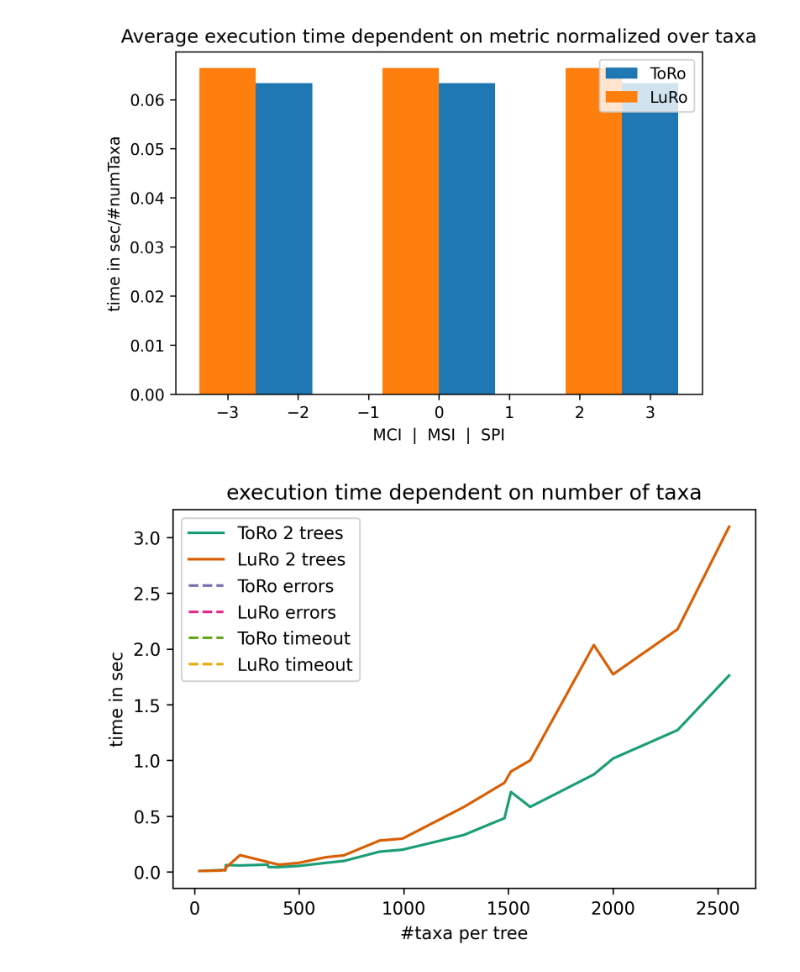
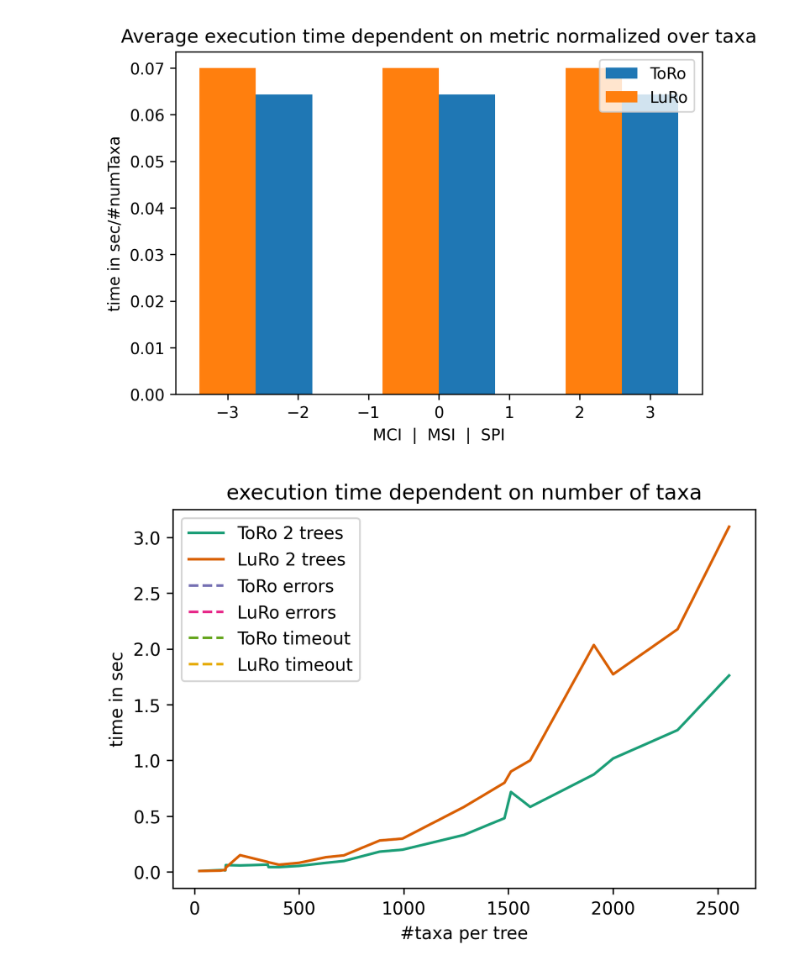
Before and after one commit to DoktorBotti/RF_Metrics, a Jupyter notebook: misc/Plot_Raw_Benchmark_mtz.ipynb, the cells around one changed output. Drawn from its saved outputs; the diff is of its cells as text; code cells hidden in the pictures.

Commit message:
minor fixes plotting

```diff
--- a/misc/Plot_Raw_Benchmark_mtz.ipynb
+++ b/misc/Plot_Raw_Benchmark_mtz.ipynb
@@ -37,20 +37,20 @@ def getErrMask(inArr):
 # %%
 invMO = np.all(getInvalidMask(ours),axis=2)
 invMR = np.all(getInvalidMask(ref),axis=2)
 taxa_mat = np.dstack([num_taxa]*len(tree_values))[0].T
 invTaxaO = 1/taxa_mat[invMO]
 invTaxaR = 1/taxa_mat[invMR]
 weightTaxaO = np.einsum('ta,ta->ta',ours[invMO], invTaxaO[...,np.newaxis])
 weightTaxaR = np.einsum('ta,ta->ta',ref[invMR],invTaxaR[...,np.newaxis])
-plt.bar([-2.2,.4,3], np.average(np.average(weightTaxaO,axis=1),axis=0), label="ToRo")
-plt.bar([-3,-.4,2.2], np.average(np.average(weightTaxaR,axis=1),axis=0), label="LuRo")
+plt.bar([-2.2,.4,3], np.average(weightTaxaO,axis=0)[1], label="ToRo")
+plt.bar([-3,-.4,2.2], np.average(weightTaxaR,axis=0)[1], label="LuRo")
 plt.ylabel("time in sec/#numTaxa")
 plt.xlabel("MCI  |  MSI  |  SPI")
 plt.title("Average execution time dependent on metric normalized over taxa")
 plt.legend()
 plt.show()
 # %% [output]
-[figure, old version]
+[figure, new version]
 # %%
 # plot contribution of taxa count
 
```
